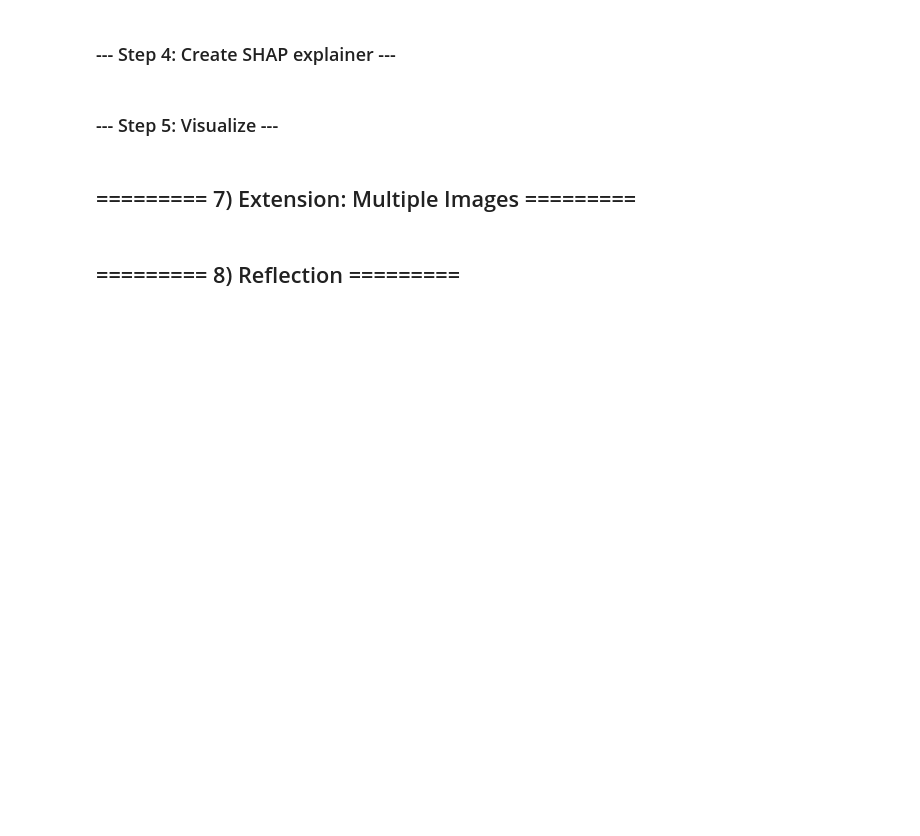
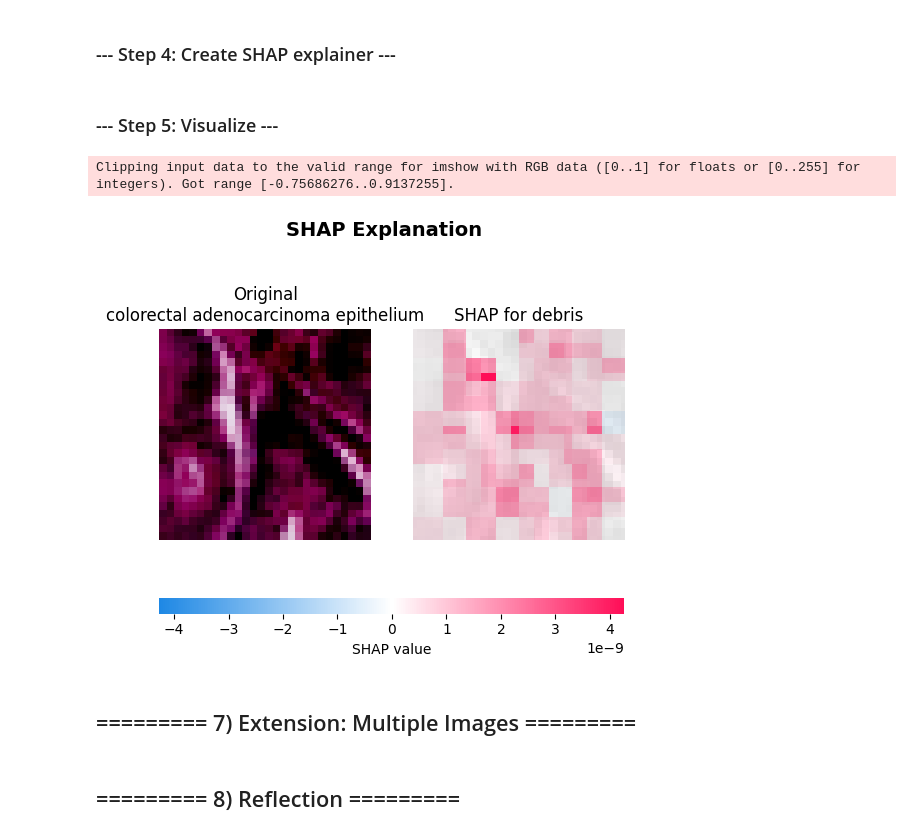
Before and after one commit to LeivaDiego/SHAP-MedMNIST, a Jupyter notebook: lab3.ipynb, the cells around one changed output. Drawn from its saved outputs; the diff is of its cells as text; code cells hidden in the pictures; blank space fills up the shorter version.

Commit message:
feat: shap visualizer

```diff
--- a/lab3.ipynb
+++ b/lab3.ipynb
@@ -191,9 +192,20 @@ SHAP image shape: (28, 28, 3)
 # %% [markdown]
 ### --- Step 4: Create SHAP explainer ---
 # %%
-# TODO: Create a masker for images
-# HINT: shap.maskers.Image("blur(28,28)", img_np.shape)
-# TODO: Create an Explainer with (model_forward, masker)
-# TODO: Run explainer on your selected image
+# Ensure we have the image in (H, W, C) and a batch
+x_batch = shap_img[None, ...].astype(np.float32)  # (1, H, W, C)
+
+# 1) Create an image masker (blur-based)
+masker = shap.maskers.Image("blur(28,28)", x_batch[0].shape)
+
+# 2) Create the explainer with your forward function
+explainer = shap.Explainer(
+    model_forward,
+    masker,
+    output_names=[id2label[i] for i in range(n_classes)]
+)
+
+# 3) Run the explainer on the chosen image
+shap_values = explainer(x_batch, max_evals=500)
 # %% [markdown]
 ### --- Step 5: Visualize ---
@@ -203,3 +212,27 @@ SHAP image shape: (28, 28, 3)
+# %%
+# Make sure we have the image as a batch
+x_batch = shap_img[None, ...].astype(np.float32)
+
+# Get integer true label for printing
+true_idx = sample_label.item() if hasattr(sample_label, "item") else int(sample_label)
+
+# Slice to get just the predicted class → (N, H, W, C)
+shap.image_plot(shap_values.values[..., pred_idx], x_batch, show=False)
+
+fig = plt.gcf()            # get current figure
+axs = fig.axes             # shap.image_plot creates subplots internally
+
+# Add subtitles
+axs[0].set_title(f"Original\n{id2label[true_idx]}")
+axs[1].set_title(f"SHAP for {id2label[pred_idx]}")
+
+# Add main title
+fig.suptitle("SHAP Explanation", fontsize=14, weight="bold")
+
+plt.show()
+# %% [output]
+Clipping input data to the valid range for imshow with RGB data ([0..1] for floats or [0..255] for integers). Got range [-0.75686276..0.9137255].
+[figure, added]
 # %% [markdown]
 ## ========= 7) Extension: Multiple Images =========
 # %%
```
Also changed, not shown: parts of 2 cells of this notebook.
